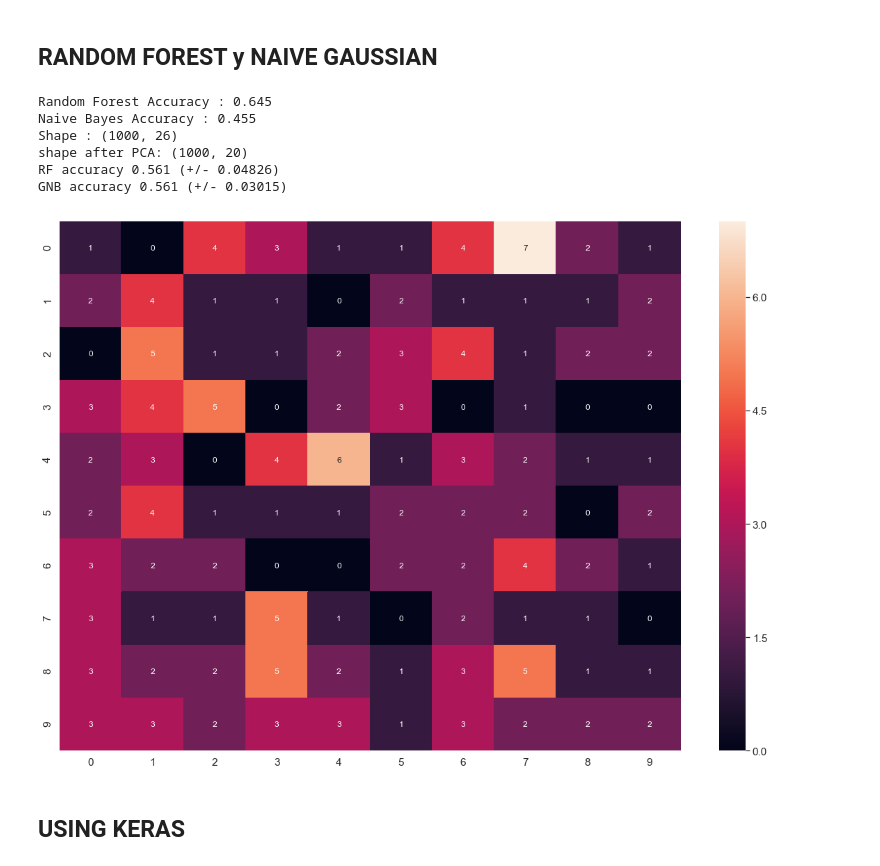
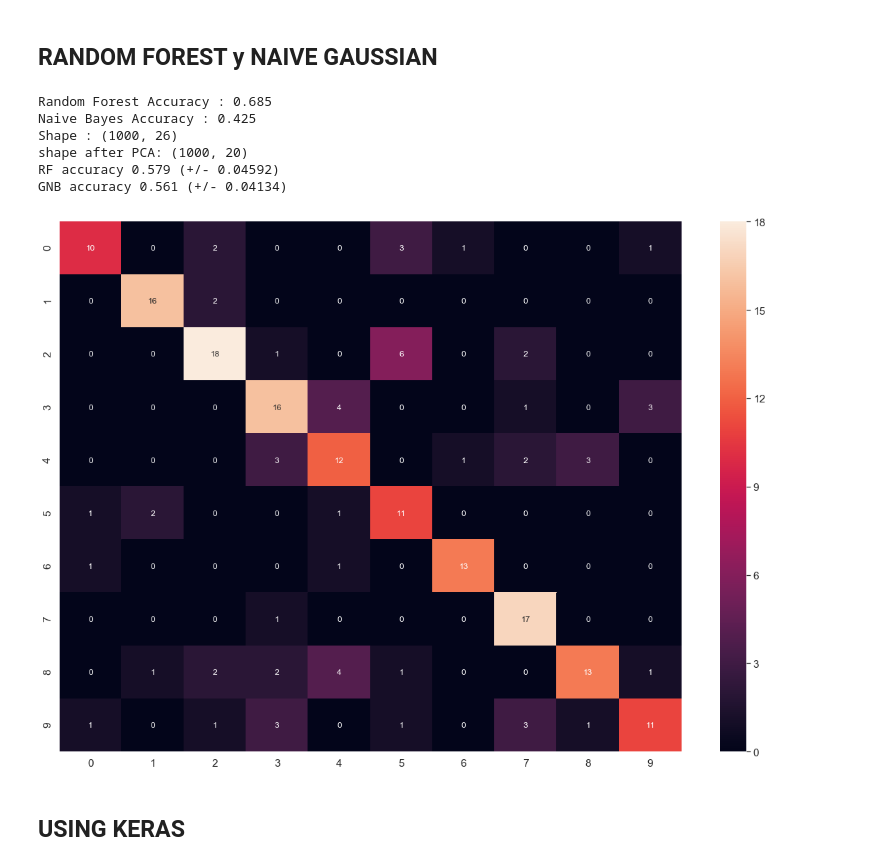
Before and after one commit to pecons/MusicClassifierAI2018-2, a Jupyter notebook: notebooks/datatest.ipynb, the cells around one changed output. Saved outputs shown, nothing was run; the diff lists cells and outputs as text; code cells hidden in the pictures.

Commit message:
Corrección mat confusión random fores y gaussian naive

```diff
--- a/notebooks/datatest.ipynb
+++ b/notebooks/datatest.ipynb
@@ -79,39 +81,39 @@ from sklearn.naive_bayes import GaussianNB
 from sklearn.decomposition import PCA
 from sklearn.model_selection import train_test_split,cross_val_score,KFold
 from sklearn.metrics import *
 
 import seaborn as sn
 
 rf = RandomForestClassifier(n_estimators=200)
 g = GaussianNB()
 Xtr, Xts, ytr, yts = train_test_split(X,y, test_size=.2)
 rf.fit(Xtr,ytr)
 g.fit(Xtr,ytr)
 print("Random Forest Accuracy :",rf.score(Xts,yts))
 print("Naive Bayes Accuracy :",g.score(Xts,yts))
 print("Shape :",X.shape)
 X2 = PCA(n_components=20).fit_transform(X)
 print ("shape after PCA:", X2.shape)
 srf = cross_val_score(GaussianNB(), X2, y, cv=KFold(10, shuffle=True), scoring=make_scorer(accuracy_score))
 print ("RF accuracy %.3f (+/- %.5f)"%(np.mean(srf), np.std(srf)))
 s = cross_val_score(GaussianNB(), X2, y, cv=KFold(10, shuffle=True), scoring=make_scorer(accuracy_score))
 print ("GNB accuracy %.3f (+/- %.5f)"%(np.mean(s), np.std(s)))
 
 predictions=rf.predict(Xts)
-rf_model_cm = confusion_matrix(y_test, predictions)
+rf_model_cm = confusion_matrix(yts, predictions)
 rf_model_df_cm = pd.DataFrame(rf_model_cm)
 plt.figure(figsize = (20,14))
 sn.set(font_scale=1.4) #for label size
 sn.heatmap(rf_model_df_cm, annot=True, annot_kws={"size": 12}) # font size
 plt.show()
 # %% [output]
-Random Forest Accuracy : 0.645
-Naive Bayes Accuracy : 0.455
+Random Forest Accuracy : 0.685
+Naive Bayes Accuracy : 0.425
 Shape : (1000, 26)
 shape after PCA: (1000, 20)
-RF accuracy 0.561 (+/- 0.04826)
-GNB accuracy 0.561 (+/- 0.03015)
+RF accuracy 0.579 (+/- 0.04592)
+GNB accuracy 0.561 (+/- 0.04134)
-[figure, old version]
+[figure, new version]
 # %% [markdown]
 ## USING KERAS
 # %%
```
Also changed, not shown: parts of 1 cell of this notebook.
